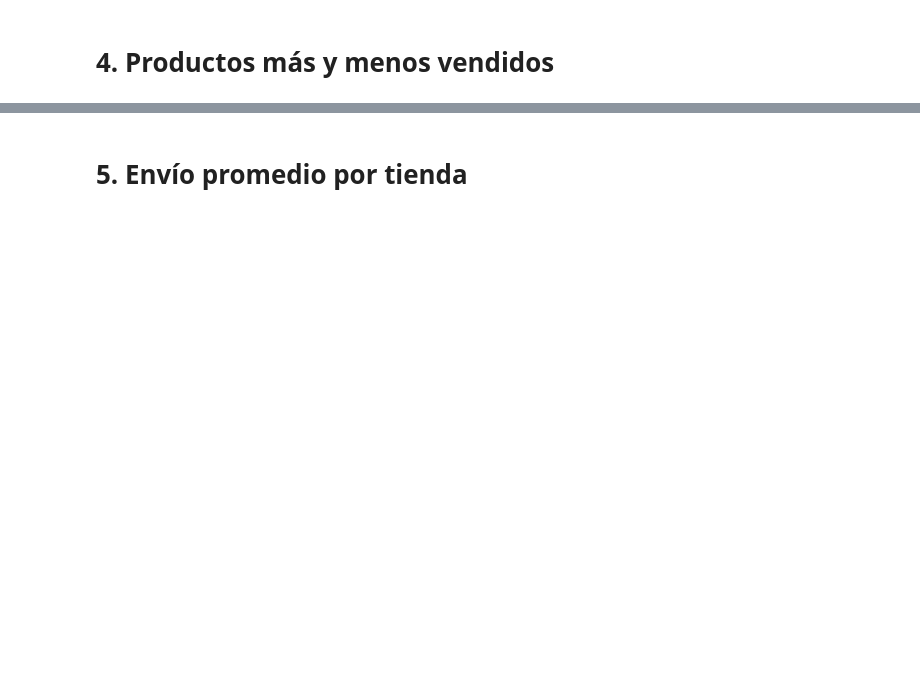
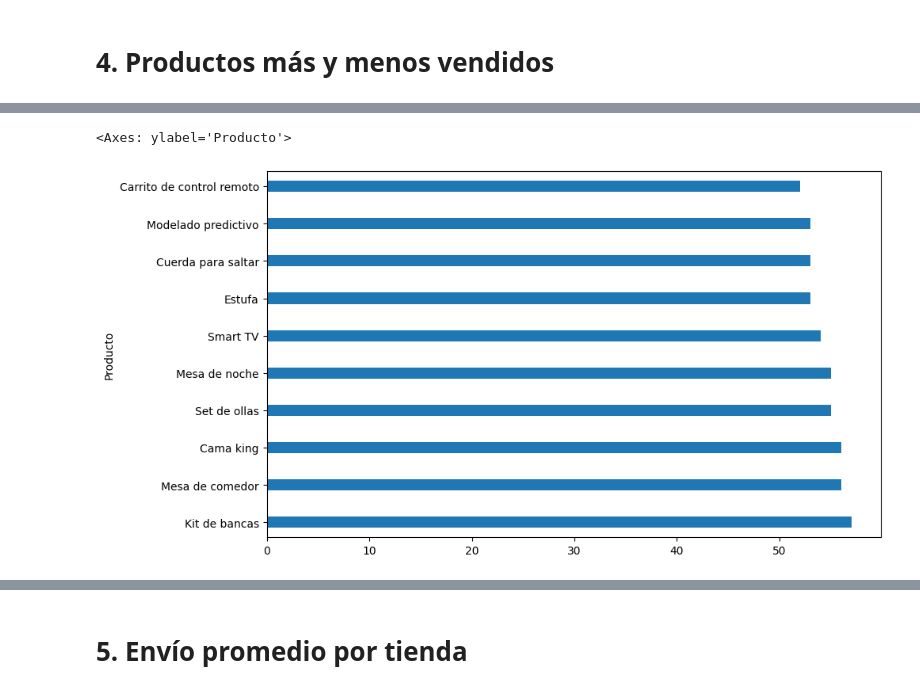
Before and after one commit to J0Barreto/Challenge-Alura-Store, a Jupyter notebook: AluraStoreLatam.ipynb, the cells around one changed output, grey strips where cells are left out. Cells and saved outputs as stored; diff of their text form; code cells hidden in the pictures; blank space fills up the shorter version.

```diff
--- a/AluraStoreLatam.ipynb
+++ b/AluraStoreLatam.ipynb
@@ -41,0 +176,7 @@ tienda.head()
+# %%
+productos_mas_vendidos3 = tienda3["Producto"].value_counts()
+
+productos_mas_vendidos3.head(10).plot(kind='barh', figsize=(10, 6), width=0.3)
+# %% [output]
+<Axes: ylabel='Producto'>
+[figure, added]
```
Also changed, not shown: parts of 24 cells of this notebook.
